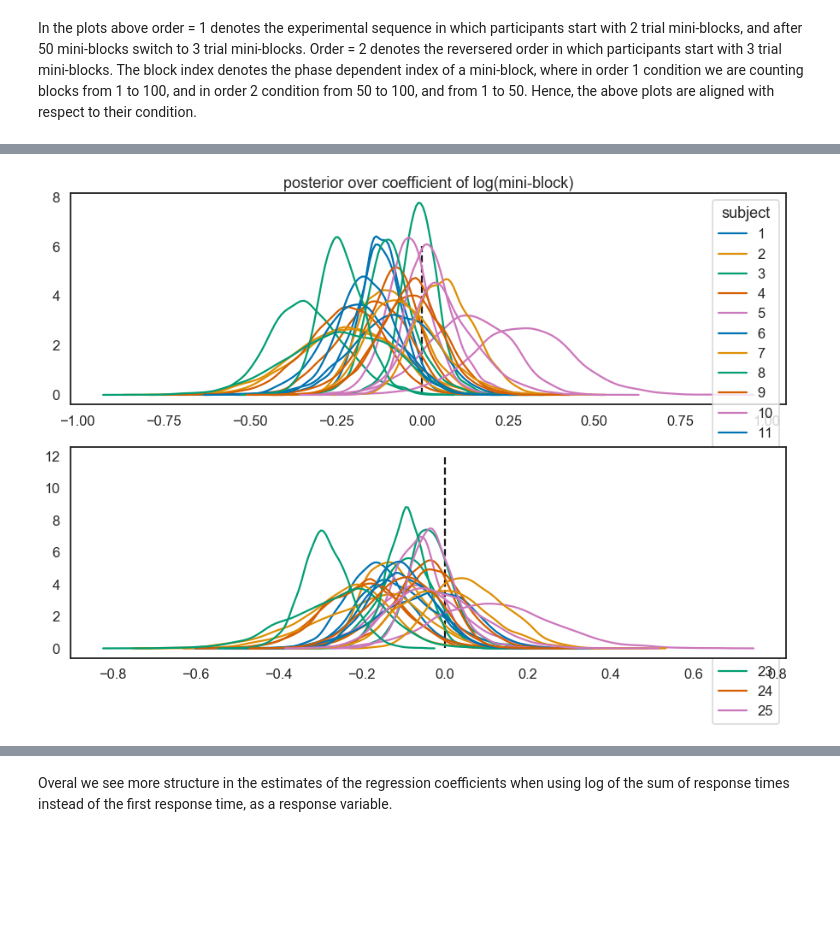
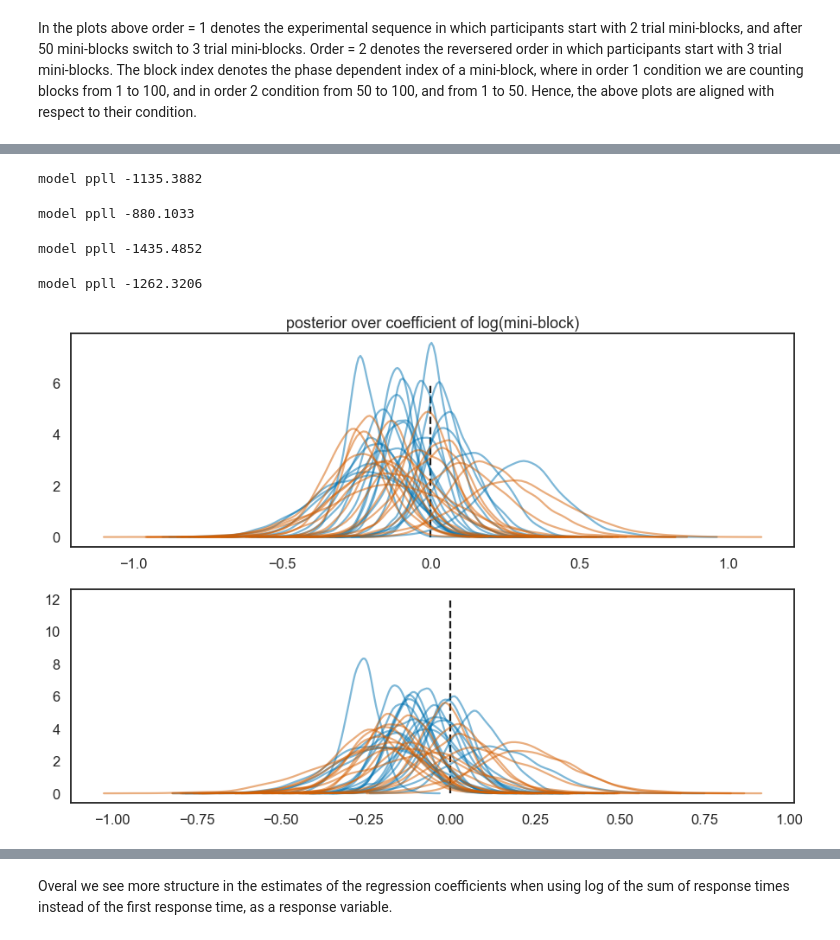
Before and after one commit to jeffensen/plandepth, a Jupyter notebook: notebooks/analysing_behavioural_data_B03.ipynb, the cells around one changed output, grey strips where cells are left out. Drawn from its saved outputs; the diff is of its cells as text; code cells hidden in the pictures; blank space fills up the shorter version.

```diff
--- a/notebooks/analysing_behavioural_data_B03.ipynb
+++ b/notebooks/analysing_behavioural_data_B03.ipynb
@@ -88,0 +97,15 @@ for i,f in enumerate(fnames):
+# %%
+### load behavioural data ###
+from os.path import expanduser
+home = expanduser("~")
+
+path1 = '/tudcloud/Shared/Experiments/Plandepth/B03_pilot/main/OA/'  # change to correct path
+path2 = '/tudcloud/Shared/Experiments/Plandepth/B03_pilot/main/YA/'
+
+data_old, states_old, responses_old = load_and_format_data(path1, cutoff=500)
+data_young, states_young, responses_young = load_and_format_data(path2, cutoff=500)
+
+data_old['group'] = 'old'
+data_young['group'] = 'young'
+
+data = data_old.append(data_young, ignore_index=True)
@@ -157,22 +187,36 @@ model ppll -1040.3832
+# %%
+samples_old = sample_posterior(data_old, states_old, responses_old)
+samples_young = sample_posterior(data_young, states_young, responses_young)
+# %% [output]
+model ppll -1135.3882
+model ppll -880.1033
+model ppll -1435.4852
+model ppll -1262.3206
 # %%
 ### visualise regression results ###
 
 import numpy as onp
 
-betas = []
-for smpl in samples:
-    betas.append(onp.array(smpl['beta']).astype(onp.double))
+betas = {'old': [], 'young': []}
+for smpl1, smpl2 in zip(samples_old, samples_young):
+    betas['old'].append(onp.array(smpl1['beta']).astype(onp.double))
+    betas['young'].append(onp.array(smpl2['beta']).astype(onp.double))
 # %%
 fig, ax = plt.subplots(2, 1, figsize=(15, 10))
-for i in range(len(fnames)):
-    sns.kdeplot(betas[0][:, i, 0], label=i+1, ax=ax[0], legend=False)
-    sns.kdeplot(betas[1][:, i, 0], label=i+1, ax=ax[1], legend=False)
+
+color = {'old': 'b', 'young': 'r'}
+
+for group in betas:
+    n_sub = betas[group][0].shape[-2]
+    for i in range(n_sub):
+        sns.kdeplot(betas[group][0][:, i, 0], color=color[group], alpha=.5, label=i+1, ax=ax[0], legend=False)
+        sns.kdeplot(betas[group][1][:, i, 0], color=color[group], alpha=.5, label=i+1, ax=ax[1], legend=False)
 
 # ax[0].legend(title='subject');
 ax[0].vlines(0, 0, 6, 'k', linestyle='--');
 ax[1].vlines(0, 0, 12, 'k', linestyle='--');
 ax[0].set_title('posterior over coefficient of log(mini-block)');
 # %% [output]
-[figure, old version]
+[figure, new version]
 # %%
 fig, ax = plt.subplots(2, 1, figsize=(15, 10))
```
Also changed, not shown: parts of 21 cells of this notebook, 6 other files.
